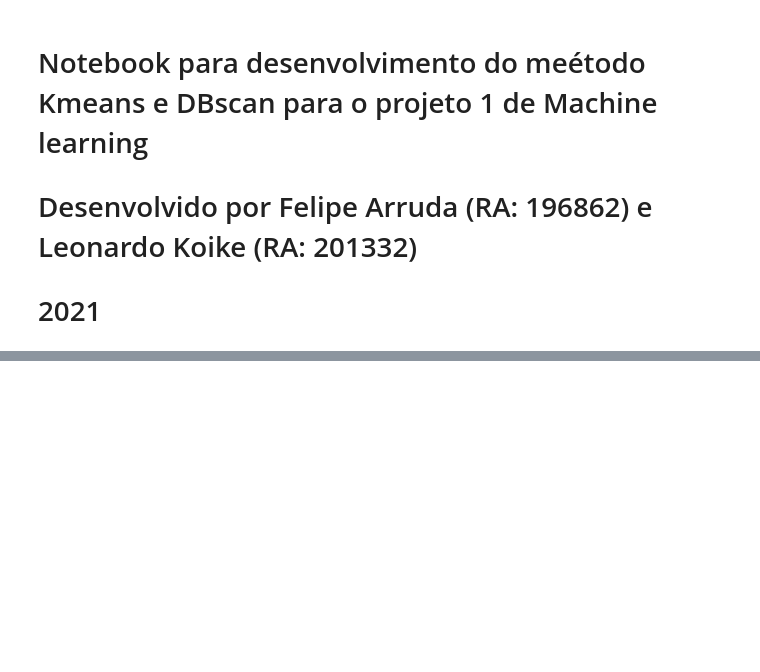
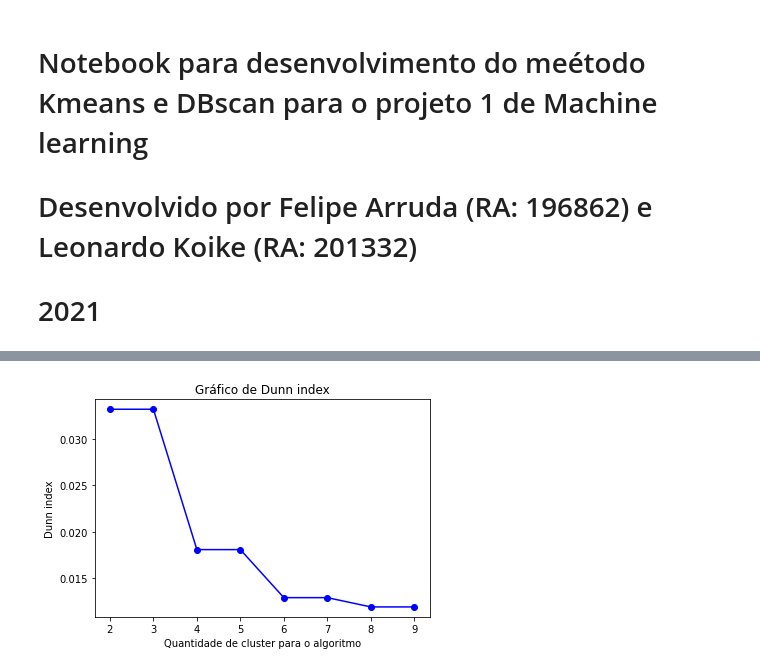
Before and after one commit to Ftmarruda/p1-mc886, a Jupyter notebook: kmeans.ipynb, the cells around one changed output, grey strips where cells are left out. Saved outputs shown, nothing was run; the diff lists cells and outputs as text; code cells hidden in the pictures; blank space fills up the shorter version.

```diff
--- a/kmeans.ipynb
+++ b/kmeans.ipynb
@@ -131,26 +151,36 @@ def elbow(fun1: Callable, data: np.ndarray) ->  np.ndarray:
     return sse[1:,:]
 # %%
 MAX = 1000000000000000
-def dunn_index(fun1: Callable, data: np.ndarray) -> np.ndarray:
-    # Número máximo de cluster para ser testado
-    MAX_K_CLUSTER = 10
-    dunn_index = np.ndarray((MAX_K_CLUSTER,1))
+def dunn_index(data: np.ndarray, k_max: int = 10) -> np.ndarray:
+    """ Algoritmo que gera um gráfico com os valores de dunn index para cada valor de k da funçãp kmeans
+        Args:
+            data (np.ndarray): dataset a ser utilizado
+    """
+    # instancia do array de resposta
+    dunn_index = np.ndarray((k_max,1,))
     max_d = 0
     min_d = MAX
-    for k in range(2,MAX_K_CLUSTER):
-        center_cluster = fun1(data,k)
+    # teste de 2 a 9 cluster
+    for k in range(2,k_max):
+        # chamada da função kmeans
+        center_cluster = k_means(data=data,k_clusters_centers=k)
+        # divisão em cluster de acordo com o valor do centroide desses clusters
         set_centroids = assign_to_cluster(data_in=data,center_cluster=center_cluster)
+        # para cada conjunto de pontos nos clusters
         for index, value in set_centroids.items():
             if value.size > 0:
+                # pego a máxima distancia dentro dos clusters
                 max_d = max(max_d,max_inner_dist(value))
                 aux = index+1
                 while(aux!=k):
                     if set_centroids[aux].size>0:
+                        # minima distancia entre clusters
                         min_d = min(min_d,min_dist_cluster(value,set_centroids[aux]))
                     aux += 1
+        # guardo no array a divisao dessa minima distancia entre cluster e da maxima distancia dentro dos clusters
         dunn_index[k] = min_d/max_d
     # ploto o gráfico representativo para analisar
-    plt.plot(range(2,MAX_K_CLUSTER),dunn_index[2:,:],'bo-')
+    plt.plot(range(2,k_max),dunn_index[2:,:],'bo-')
     plt.xlabel("Quantidade de cluster para o algoritmo")
     plt.ylabel("Dunn index")
     plt.title("Gráfico de Dunn index")
@@ -255,0 +390,4 @@ array([[0.1568882 ],
+# %%
+di = dunn_index(data=norm_train_data,k_max=10)
+# %% [output]
+[figure, added]
```
Also changed, not shown: parts of 33 cells of this notebook, 1 other file.
